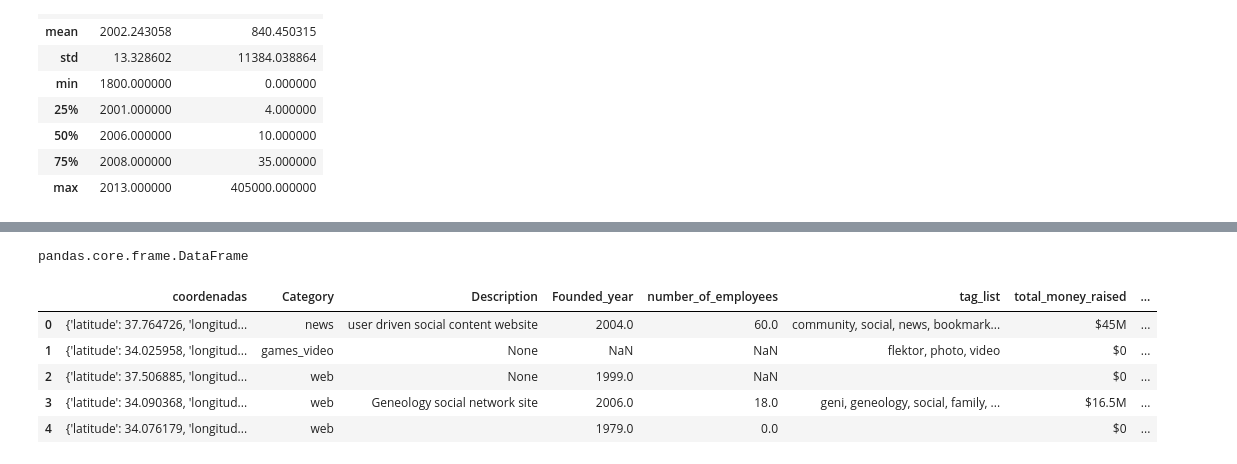
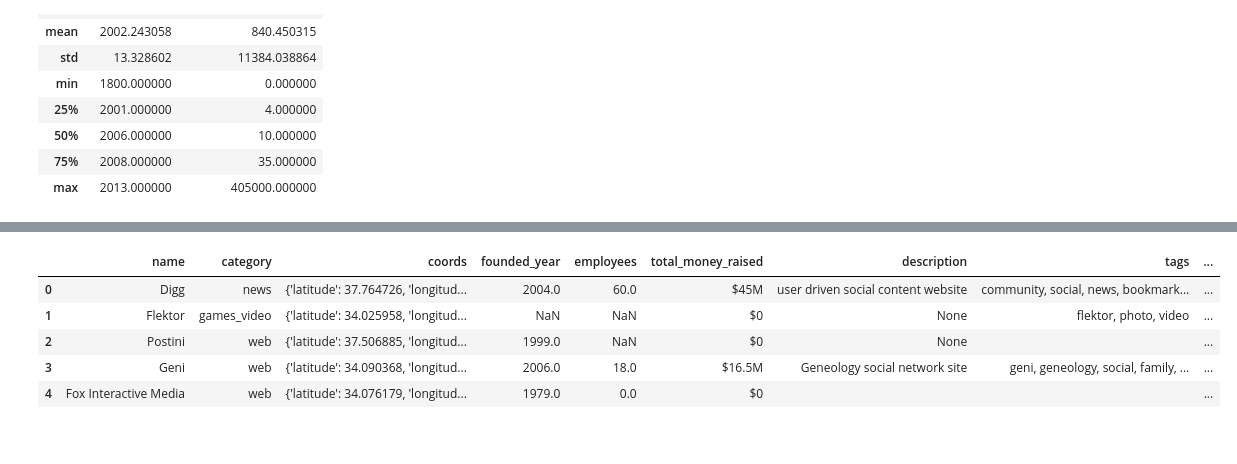
Before and after one commit to Paulapr/datamad0119, a Jupyter notebook: module-2/tableau-project/your-code/companies.geo.ipynb, the cells around one changed output, grey strips where cells are left out. Cells and saved outputs as stored; diff of their text form; code cells hidden in the pictures.

```diff
--- a/module-2/tableau-project/your-code/companies.geo.ipynb
+++ b/module-2/tableau-project/your-code/companies.geo.ipynb
@@ -45,7 +44,7 @@ db = client.companies
 1. Crear un cursor con los campos que me interesan y filtrando de entrada ciertas empresas.
 # %%
 companies_interest = db.companies.find({"deadpooled_year": None},
-                                       {"_id":0,"category_code":1,"number_of_employees":1,"ipo.valuation_amount":1,
+                                       {"_id":0,"name":1,"category_code":1,"number_of_employees":1,"ipo.valuation_amount":1,
                                        "total_money_raised":1,"description":1,
                                        "tag_list":1,"founded_year":1,"twitter_username":1,
                                        "offices.latitude":1,"offices.longitude":1})
@@ -129,4 +73,0 @@ Index([                    0,                     1,                     2,
-# %%
-type(df_companies)
-# %% [output]
-pandas.core.frame.DataFrame
@@ -133,14 +83,15 @@ pandas.core.frame.DataFrame
 # %%
-df_companies = df_companies[[0,'category_code','description','founded_year','number_of_employees','tag_list','total_money_raised','twitter_username']].copy()
+df_companies = df_companies[['name','category_code',0,'founded_year','number_of_employees',
+                             'total_money_raised','description','tag_list','twitter_username']].copy()
 # %%
-df_companies.columns  = ['coordenadas','Category','Description','Founded_year','number_of_employees',
-                          'tag_list','total_money_raised','twitter']
+df_companies.columns  = ['name','category','coords','founded_year','employees','total_money_raised',
+                         'description','tags','twitter']
 
-df_companies.head(5)
+df_companies.head()
 # %% [output]
-|  | coordenadas | Category | Description | Founded_year | number_of_employees | tag_list | total_money_raised | ... |
-| 0 | {'latitude': 37.764726, 'longitud... | news | user driven social content website | 2004.0 | 60.0 | community, social, news, bookmark... | $45M | ... |
-| 1 | {'latitude': 34.025958, 'longitud... | games_video | None | NaN | NaN | flektor, photo, video | $0 | ... |
-| 2 | {'latitude': 37.506885, 'longitud... | web | None | 1999.0 | NaN |  | $0 | ... |
-| 3 | {'latitude': 34.090368, 'longitud... | web | Geneology social network site | 2006.0 | 18.0 | geni, geneology, social, family, ... | $16.5M | ... |
-| 4 | {'latitude': 34.076179, 'longitud... | web |  | 1979.0 | 0.0 |  | $0 | ... |
+|  | name | category | coords | founded_year | employees | total_money_raised | description | tags | ... |
+| 0 | Digg | news | {'latitude': 37.764726, 'longitud... | 2004.0 | 60.0 | $45M | user driven social content website | community, social, news, bookmark... | ... |
+| 1 | Flektor | games_video | {'latitude': 34.025958, 'longitud... | NaN | NaN | $0 | None | flektor, photo, video | ... |
+| 2 | Postini | web | {'latitude': 37.506885, 'longitud... | 1999.0 | NaN | $0 | None |  | ... |
+| 3 | Geni | web | {'latitude': 34.090368, 'longitud... | 2006.0 | 18.0 | $16.5M | Geneology social network site | geni, geneology, social, family, ... | ... |
+| 4 | Fox Interactive Media | web | {'latitude': 34.076179, 'longitud... | 1979.0 | 0.0 | $0 |  |  | ... |
```
Also changed, not shown: parts of 24 cells of this notebook, 1 other file.
